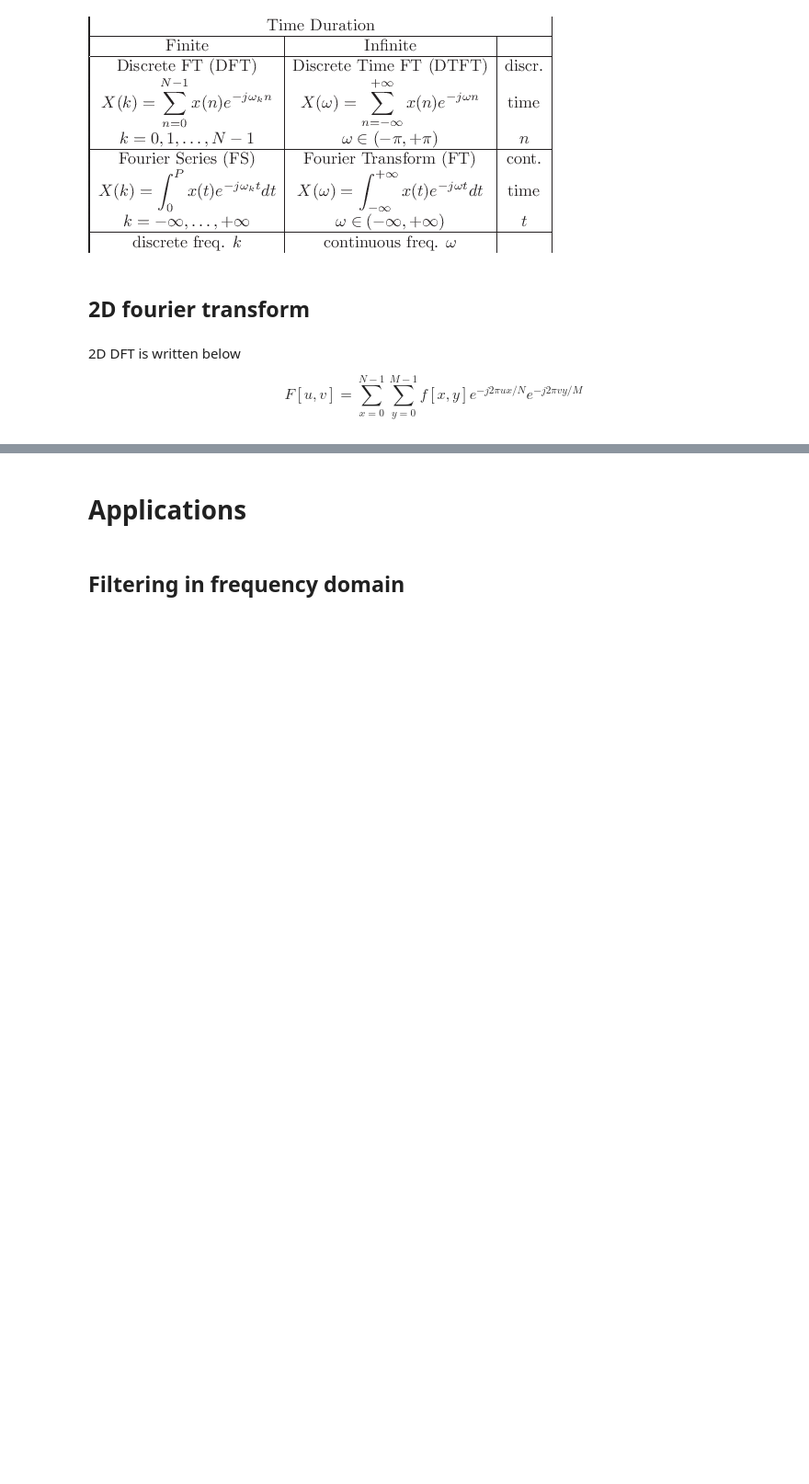
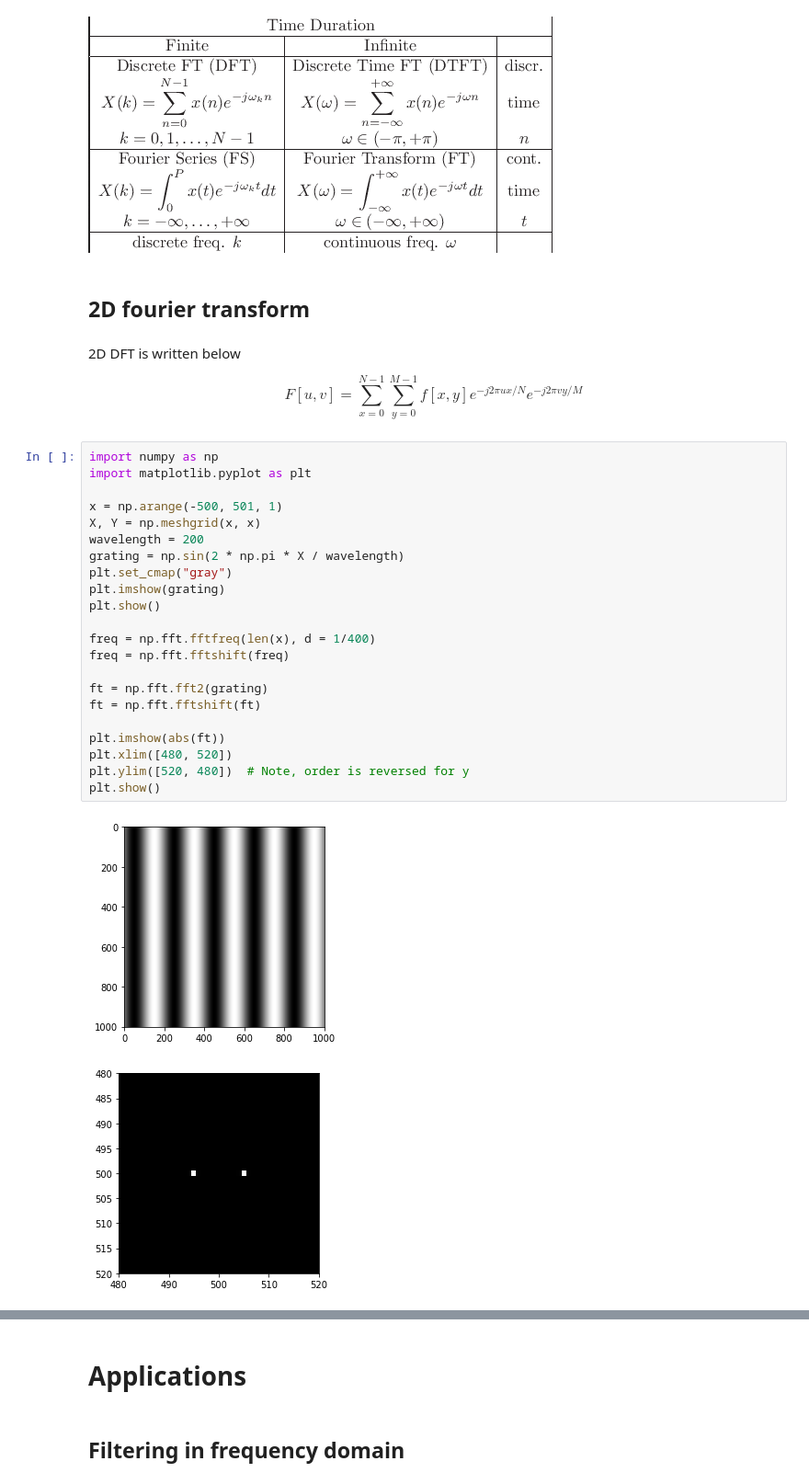
Before and after one commit to 44REAM/CEB-image_processing, a Jupyter notebook: Frequency_domain.ipynb, the cells around one changed output, grey strips where cells are left out. Shown at 92% size. Drawn from its saved outputs; the diff is of its cells as text; blank space fills up the shorter version.

```diff
--- a/Frequency_domain.ipynb
+++ b/Frequency_domain.ipynb
@@ -128,3 +128,28 @@ The equation (4) is call discrete fourier transform (DFT). You can view DFT as t
 2D DFT is written below
 
 $$F[u,v] = ∑_{x=0}^{N-1} ∑_{y=0}^{M-1} f[x, y] e^{-j2πux/N} e^{-j2πvy/M}$$
+# %%
+import numpy as np
+import matplotlib.pyplot as plt
+
+x = np.arange(-500, 501, 1)
+X, Y = np.meshgrid(x, x)
+wavelength = 200
+grating = np.sin(2 * np.pi * X / wavelength)
+plt.set_cmap("gray")
+plt.imshow(grating)
+plt.show()
+
+freq = np.fft.fftfreq(len(x), d = 1/400)
+freq = np.fft.fftshift(freq)
+
+ft = np.fft.fft2(grating)
+ft = np.fft.fftshift(ft)
+
+plt.imshow(abs(ft))
+plt.xlim([480, 520])
+plt.ylim([520, 480])  # Note, order is reversed for y
+plt.show()
+# %% [output]
+[figure, added]
+[figure, added]
```
Also changed, not shown: parts of 1 cell of this notebook.
